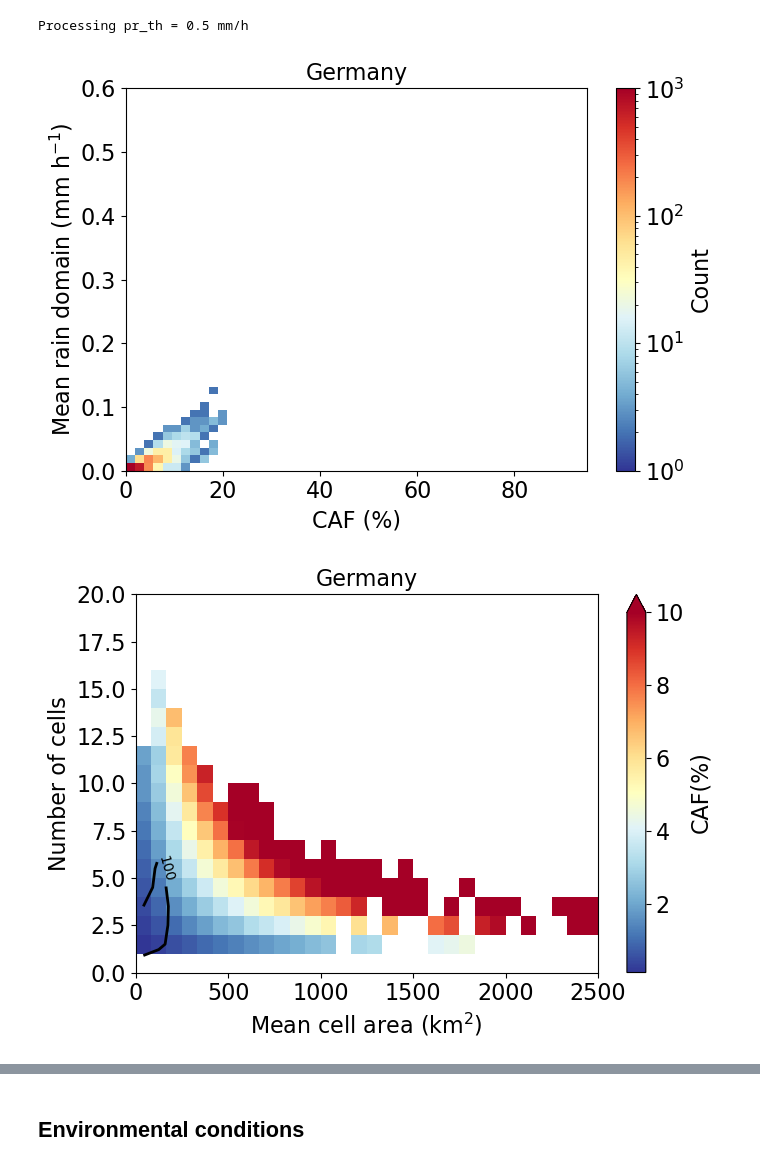
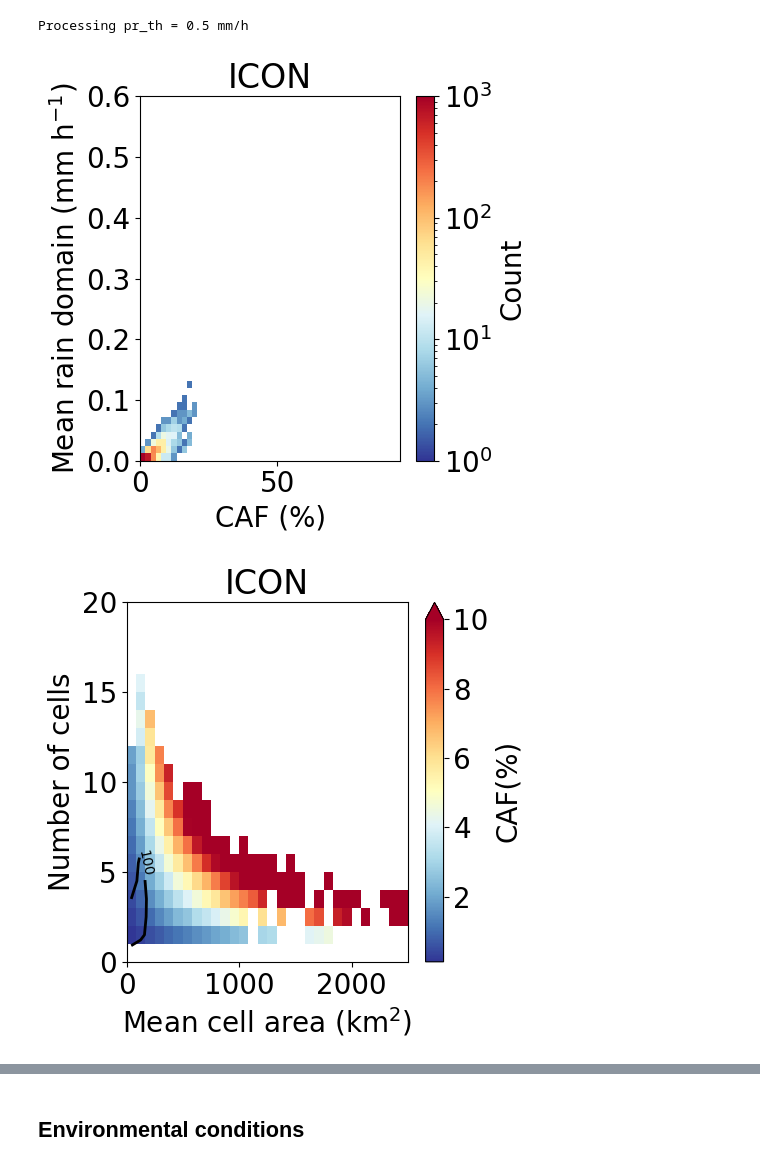
Before and after one commit to 21centuryweather/hk25-AusNode-LargeScaleP, a Jupyter notebook: work_folder/ICON/Darwin_plotting_ICON_vars.ipynb, the cells around one changed output, grey strips where cells are left out. Cells and saved outputs as stored; diff of their text form; code cells hidden in the pictures.

Commit message:
polish figures

```diff
--- a/work_folder/ICON/Darwin_plotting_ICON_vars.ipynb
+++ b/work_folder/ICON/Darwin_plotting_ICON_vars.ipynb
@@ -8,6 +8,7 @@ import os
 
 # ======= Set manually =======
 country = "Germany"
+model_name = "ICON"
 region = "Darwin"
 th_i = 0
 xbins, ybins = 30, 20
@@ -22,10 +23,10 @@ plot_folder = "/home/565/dl6968/hk25-AusNode-LargeScaleP/work_folder/Figures"
 os.makedirs(plot_folder, exist_ok=True)
 
 params = {
-    'axes.labelsize': '16',
-    'axes.titlesize': '16',
-    'xtick.labelsize': '16',
-    'ytick.labelsize': '16',
+    'axes.labelsize': '20',
+    'axes.titlesize': '24',
+    'xtick.labelsize': '20',
+    'ytick.labelsize': '20',
     'lines.linewidth': '2',
     'legend.fontsize': '12',
     'figure.figsize': '9, 7'
@@ -74,39 +75,39 @@ counts, xedges, yedges = np.histogram2d(
 counts_masked = np.where(counts > min_count, counts, np.nan)
 X, Y = np.meshgrid(xedges, yedges)
 
-fig, ax = plt.subplots(figsize=(7, 5))
+fig, ax = plt.subplots(figsize=(5, 5))
 
 pcm = plt.pcolormesh(
     X, Y, counts_masked.T,
     norm=LogNorm(vmin=1, vmax=1000),
     cmap='RdYlBu_r',
     shading='auto'
 )
 plt.colorbar(pcm, label="Count")
 plt.xlabel("CAF (%)")
 plt.ylabel("Mean rain domain (mm h$^{-1}$)")
 # plt.title(f"Bins with sample size > {min_count}\n(pr_th = {pr_th} mm/h)")
-plt.title(country)
+plt.title(model_name)
 plt.xlim([0,95])
 plt.ylim([0,0.6])
 fig.savefig(f"{plot_folder}/{country}_{region}_fig1-1_prth_{pr_th}mmh.png", dpi=300,bbox_inches="tight")
 
 plt.tight_layout()
 #plt.show()
 # plt.close()
 
 ## === Second figure: Scatter plot ===
-#plt.figure(figsize=(7, 5))
+#plt.figure(figsize=(5, 5))
 #plt.scatter(x, y, alpha=0.3, s=10)
 #plt.xlabel("CAF (%)")
 #plt.ylabel("Mean rain domain (mm h$^{-1}$)")
 #plt.title(f"Scatter plot\n(pr_th = {pr_th} mm/h)")
 #plt.tight_layout()
 ##plt.show()
 #plt.close()
 # %% [output]
 Processing pr_th = 0.5 mm/h
-[figure, old version]
+[figure, new version]
 # %%
 # === Third figure: 2D binned statistic plot ===
 x = mean_obj_area_arr.values.flatten()
@@ -135,7 +136,7 @@ X, Y = np.meshgrid(xedges, yedges, indexing='xy')
 x_centers = (xedges[:-1] + xedges[1:]) / 2
 y_centers = (yedges[:-1] + yedges[1:]) / 2
 
-fig, ax = plt.subplots(figsize=(7, 5))
+fig, ax = plt.subplots(figsize=(5, 5))
 pcm = ax.pcolormesh(
     X, Y, stat.T,
     cmap='RdYlBu_r',
@@ -146,7 +147,7 @@ cs = ax.contour(x_centers, y_centers, counts.T, levels=count_levels, colors="k")
 ax.clabel(cs, inline=True, fontsize=10, fmt="%.0f")
 ax.set_xlabel("Mean cell area (km$^2$)")
 ax.set_ylabel('Number of cells')
-plt.title(f"{country}")
+plt.title(model_name)
 
 # ax.set_title(f"CAF (%) by Mean cell area and Number of cells\n(pr_th = {pr_th} mm/h)")
 
@@ -159,7 +160,7 @@ ds_ts.close()
 
 # print("All plots done.")
 # %% [output]
-[figure, old version]
+[figure, new version]
 # %%
 x = mean_obj_area_arr.values.flatten()
 y = num_obj_arr.values.flatten()
```
Also changed, not shown: parts of 6 cells of this notebook, 35 other files.
